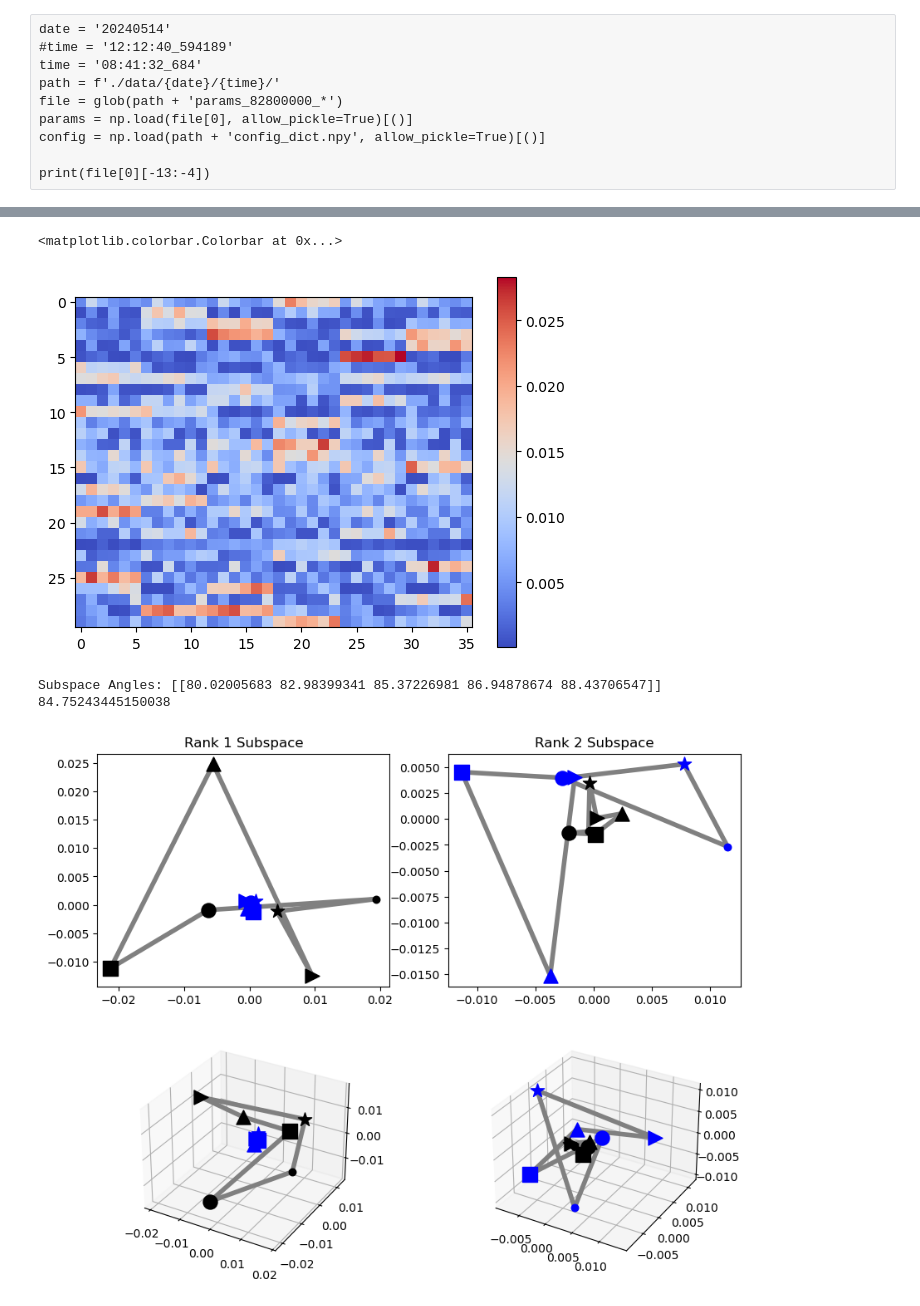
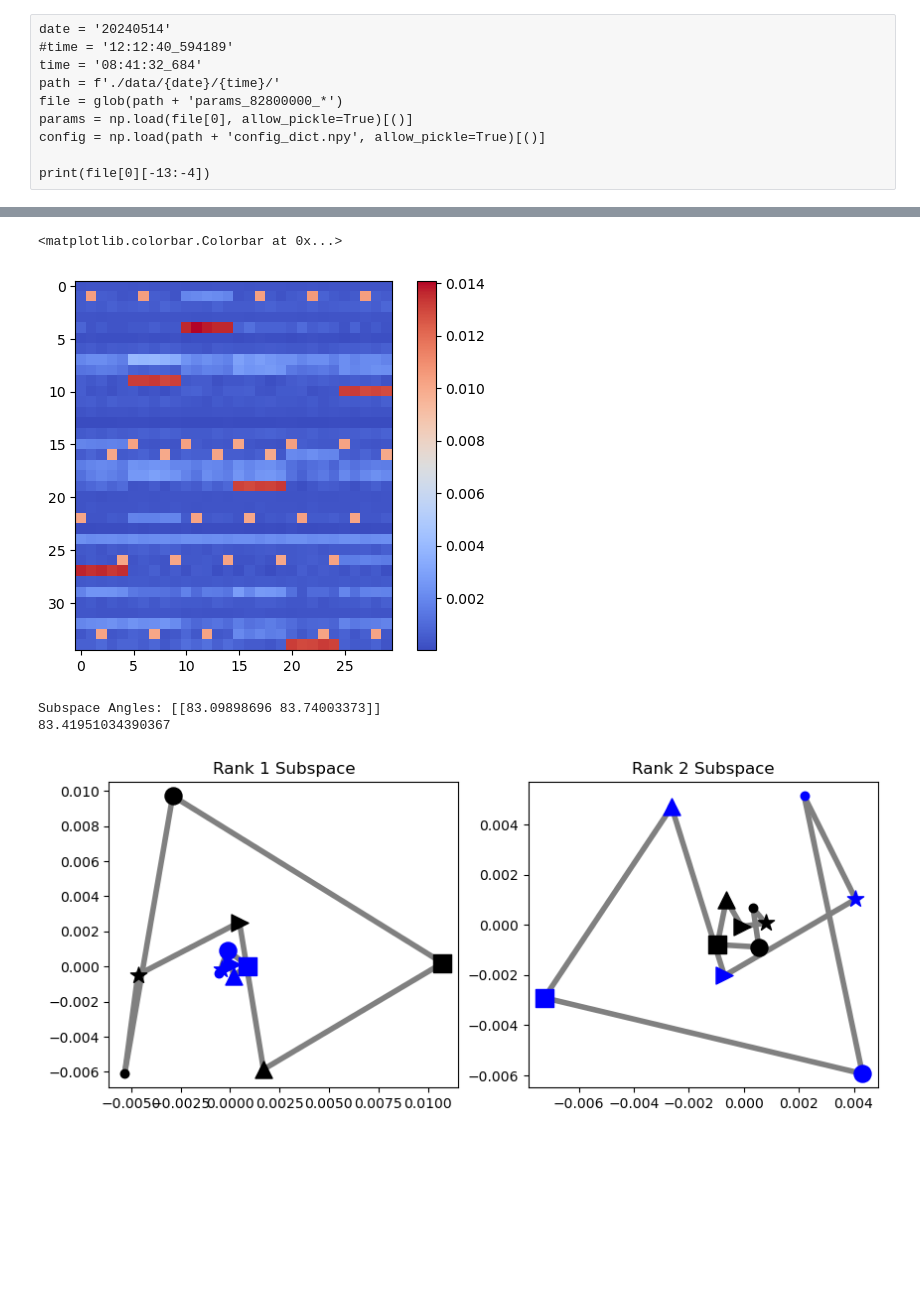
Before and after one commit to kylehkhsu/modular, a Jupyter notebook: 2024_May_13_Xie_Explorer.ipynb, the cells around one changed output, grey strips where cells are left out. Drawn from its saved outputs; the diff is of its cells as text; code cells hidden in the pictures; blank space fills up the shorter version.

```diff
--- a/2024_May_13_Xie_Explorer.ipynb
+++ b/2024_May_13_Xie_Explorer.ipynb
@@ -59,6 +59,11 @@ num = 1
 
 params = np.load(save_files[num], allow_pickle=True)[()]
 config = np.load(config_files[num], allow_pickle=True)[()]
+# %%
+params = np.load('./best_data_fitting_params_extreme_params.npy', allow_pickle = True)[()]
+config = np.load('./data/20240512/13:06:58_449994/config_dict.npy', allow_pickle = True)[()]
+config['goal_encoding'] = 2
+config['N'] = 35
 # %% [raw]
 date = '20240514'
 #time = '12:12:40_594189'
@@ -311,7 +316,7 @@ plt.imshow(g_delay, cmap = 'coolwarm')
 plt.colorbar()
 # %% [output]
 <matplotlib.colorbar.Colorbar at 0x...>
-[figure, old version]
+[figure, new version]
 # %%
 def difference_analysis(g_analysis, reg_tar, seq_len, num_stim, num_eigs = 2, fig = True):
     N = g_analysis.shape[0]
@@ -376,37 +381,37 @@ def difference_analysis(g_analysis, reg_tar, seq_len, num_stim, num_eigs = 2, fi
 
         fig = plt.figure(figsize = (10,4*plot_rows))
         for r in range(seq_len):
             for plot in range(plot_rows):
                 if plot == plot_rows - 1 and plot_3D:
                     num = plot_rows*100 + seq_len*10 + r+1+plot*seq_len
                     ax = fig.add_subplot(num, projection='3d')
                     if plot == 0:
                         plt.title(f'Rank {r+1} Subspace')
 
                     for rp in range(seq_len):
                         for q in range(num_stim):
                             ax.scatter(projections[0+2*plot,q,r,rp], projections[1+2*plot,q,r,rp], projections[2+2*plot,q,r,rp], s = 150, zorder=1, color = colours[rp], marker = markers[q])
                             ax.plot([projections[0+2*plot,q,r,rp], projections[0+2*plot,np.mod(q+1,num_stim),r,rp]], [projections[1+2*plot,q,r,rp], projections[1+2*plot,np.mod(q+1,num_stim),r,rp]], [projections[2+2*plot,q,r,rp], projections[2+2*plot,np.mod(q+1,num_stim),r,rp]], c='gray', lw = 4,zorder=0)
 
                 else:
                     plt.subplot(plot_rows,seq_len,r+1+plot*seq_len)
                     if plot == 0:
                         plt.title(f'Rank {r+1} Subspace')
 
                     for rp in range(seq_len):
                         for q in range(num_stim):
                             plt.plot([projections[0+2*plot,q,r,rp], projections[0+2*plot,np.mod(q+1,num_stim),r,rp]], [projections[1+2*plot,q,r,rp], projections[1+2*plot,np.mod(q+1,num_stim),r,rp]], c='gray', lw = 4,zorder=0)
                             plt.scatter(projections[0+2*plot,q,r,rp], projections[1+2*plot,q,r,rp], s = 150, zorder=1, color = colours[rp], marker = markers[q])
 
         print(f'Subspace Angles: {subspace_angles}')
     return subspace_angles, difference_vectors, g_encodings, projections
 
-subspace_angles, difference_vectors, g_encodings, projections = difference_analysis(g_delay, regression_targets, seq_len, num_stim, num_eigs = 5)
+subspace_angles, difference_vectors, g_encodings, projections = difference_analysis(g_delay, regression_targets, seq_len, num_stim, num_eigs = 2)
 print(np.mean(subspace_angles))
 # %% [output]
-Subspace Angles: [[80.02005683 82.98399341 85.37226981 86.94878674 88.43706547]]
-84.75243445150038
+Subspace Angles: [[83.09898696 83.74003373]]
+83.41951034390367
-[figure, old version]
+[figure, new version]
 # %%
 
 self_dot_mat = np.zeros([36, 36])
```
Also changed, not shown: parts of 6 cells of this notebook.
